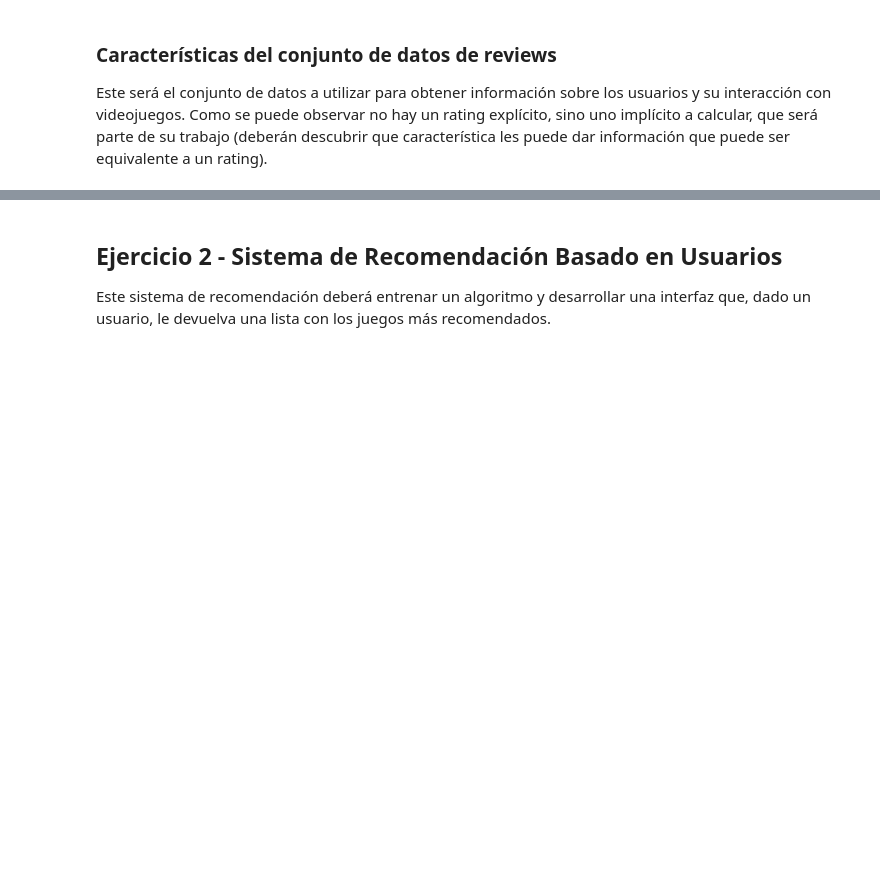
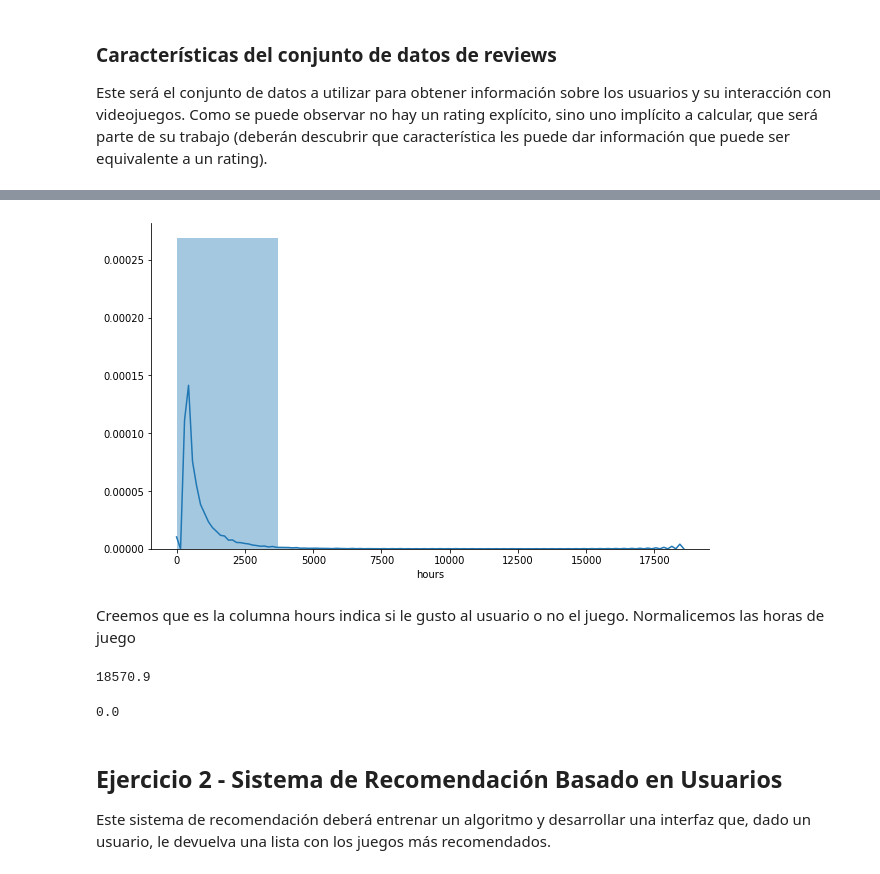
Before and after one commit to cnoeliachaves/diplodatos, a Jupyter notebook: SistemasDeRecomendacion/practico_2.ipynb, the cells around one changed output, grey strips where cells are left out. Cells and saved outputs as stored; diff of their text form; code cells hidden in the pictures; blank space fills up the shorter version.

```diff
--- a/SistemasDeRecomendacion/practico_2.ipynb
+++ b/SistemasDeRecomendacion/practico_2.ipynb
@@ -141,3 +177,21 @@ reviews.head()
+# %%
+# Distribucion de los pesos con que se clasifican los juegos
+plt.figure(figsize=(10,6))
+seaborn.distplot(reviews['hours'].dropna(), bins=5)
+seaborn.despine()
+# %% [output]
+[figure, added]
+# %% [markdown]
+Creemos que es la columna hours indica si le gusto al usuario o no el juego.
+Normalicemos las horas de juego
+# %%
+reviews['hours'].max()
+# %% [output]
+18570.9
+# %%
+reviews['hours'].min()
+# %% [output]
+0.0
 # %% [markdown]
 ## Ejercicio 2 - Sistema de Recomendación Basado en Usuarios
 
```
Also changed, not shown: parts of 5 cells of this notebook.
